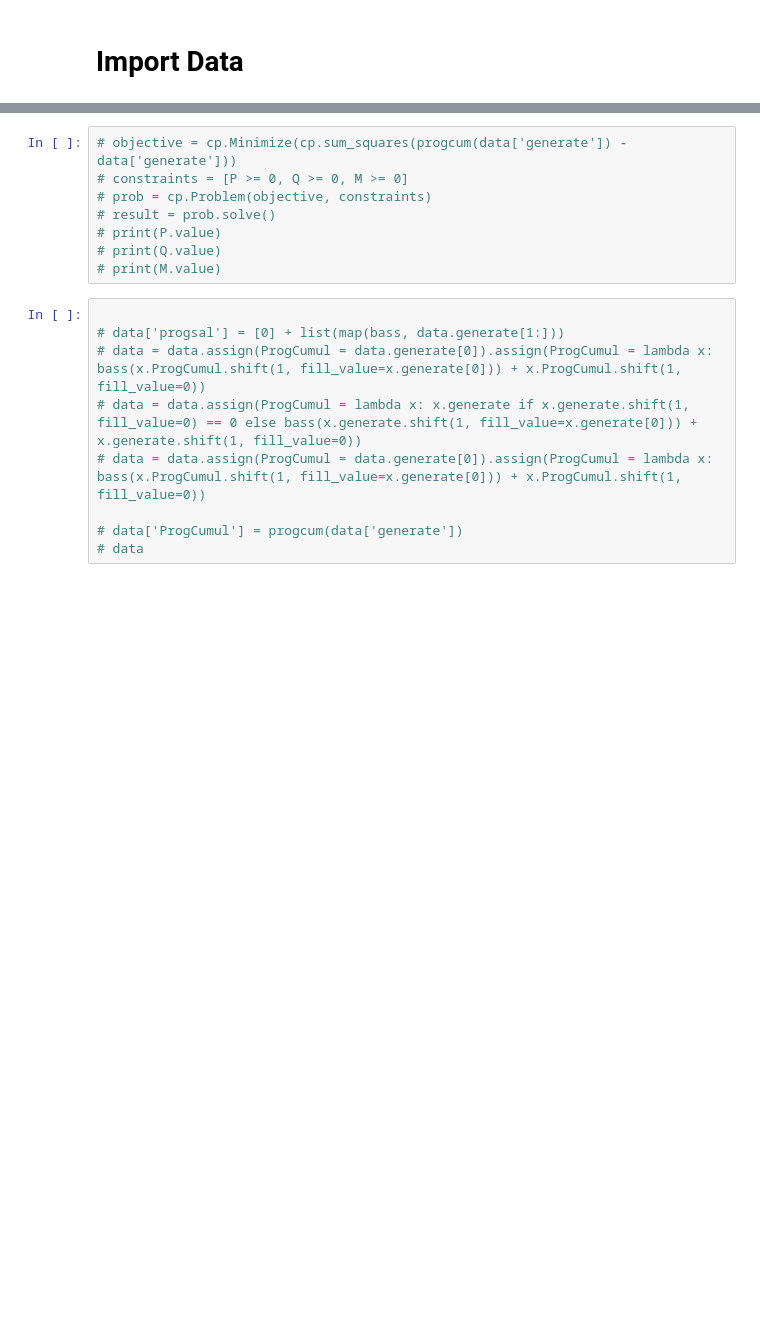
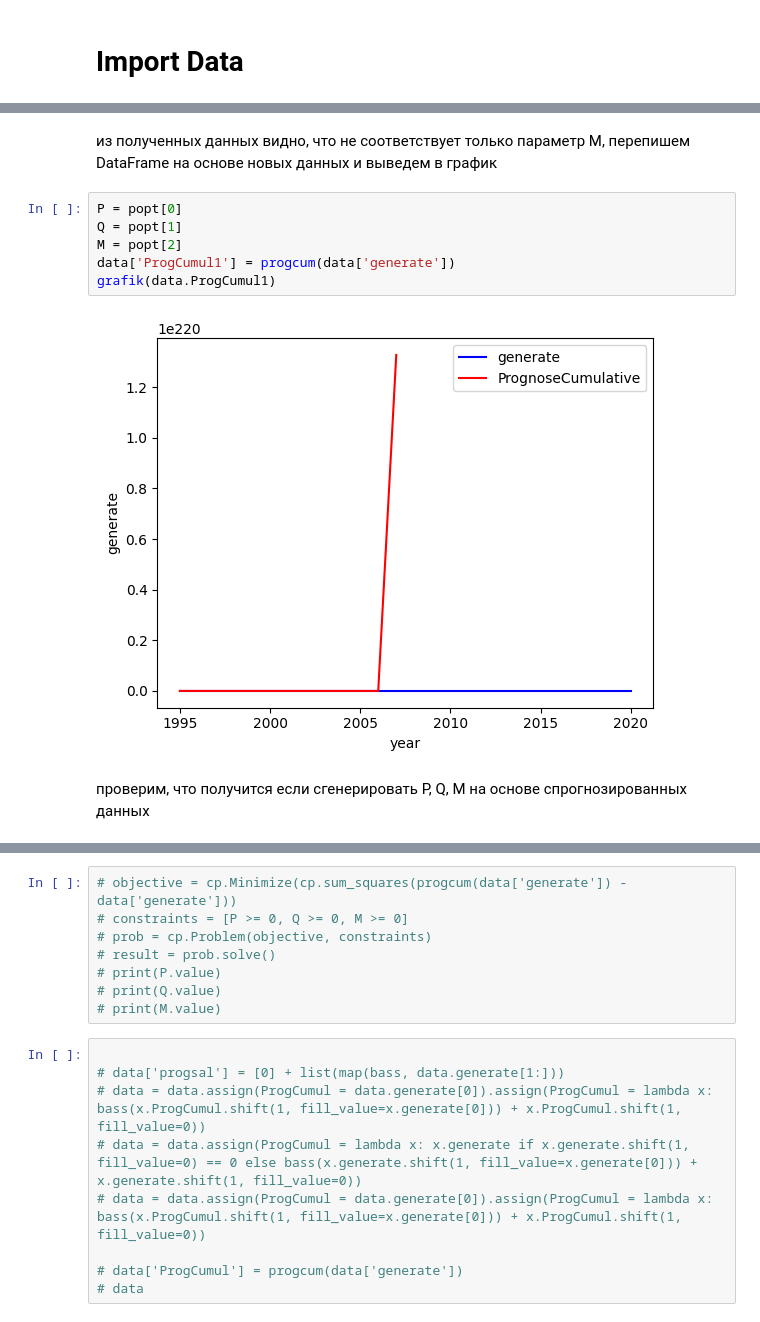
Before and after one commit to Misha1601/magistr, a Jupyter notebook: Optimization-in-Excel-vs-Python/cvxpy_bass.ipynb, the cells around one changed output, grey strips where cells are left out. Drawn from its saved outputs; the diff is of its cells as text; blank space fills up the shorter version.

```diff
--- a/Optimization-in-Excel-vs-Python/cvxpy_bass.ipynb
+++ b/Optimization-in-Excel-vs-Python/cvxpy_bass.ipynb
@@ -55,0 +113,13 @@ def progcum(gen):
+# %% [markdown]
+из полученных данных видно, что не соответствует только параметр M,
+перепишем DataFrame на основе новых данных и выведем в график
+# %%
+P = popt[0]
+Q = popt[1]
+M = popt[2]
+data['ProgCumul1'] = progcum(data['generate'])
+grafik(data.ProgCumul1)
+# %% [output]
+[figure, added]
+# %% [markdown]
+проверим, что получится если сгенерировать P, Q, M на основе спрогнозированных данных
```
Also changed, not shown: parts of 18 cells of this notebook, 2 other files.
